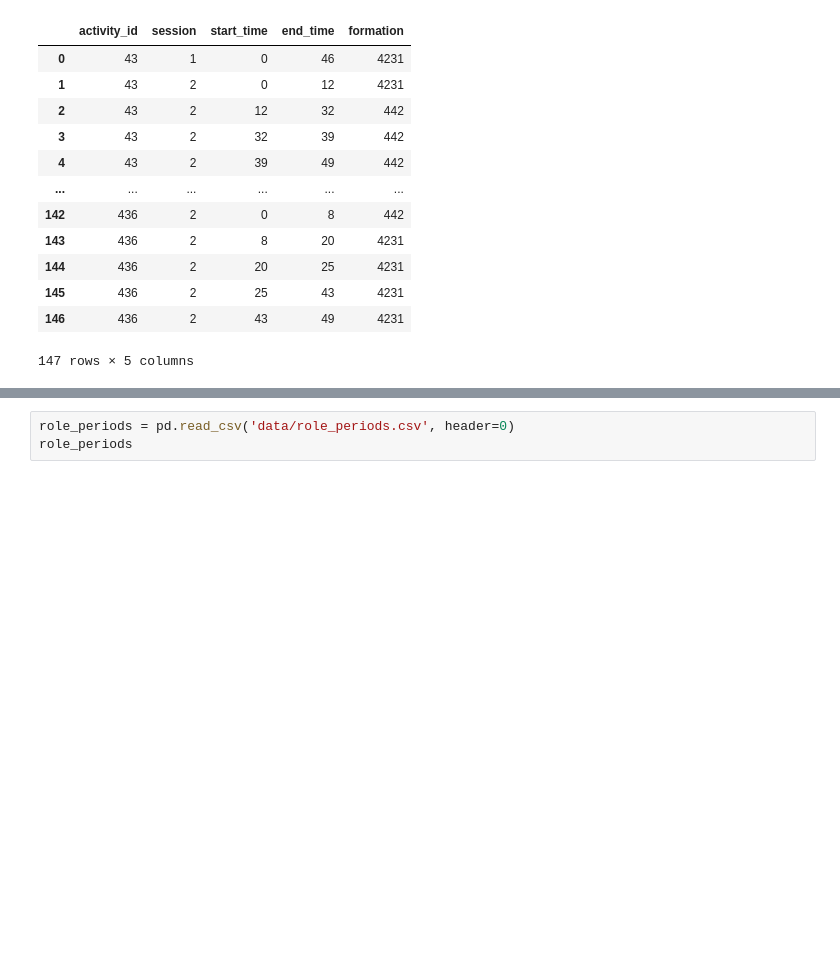
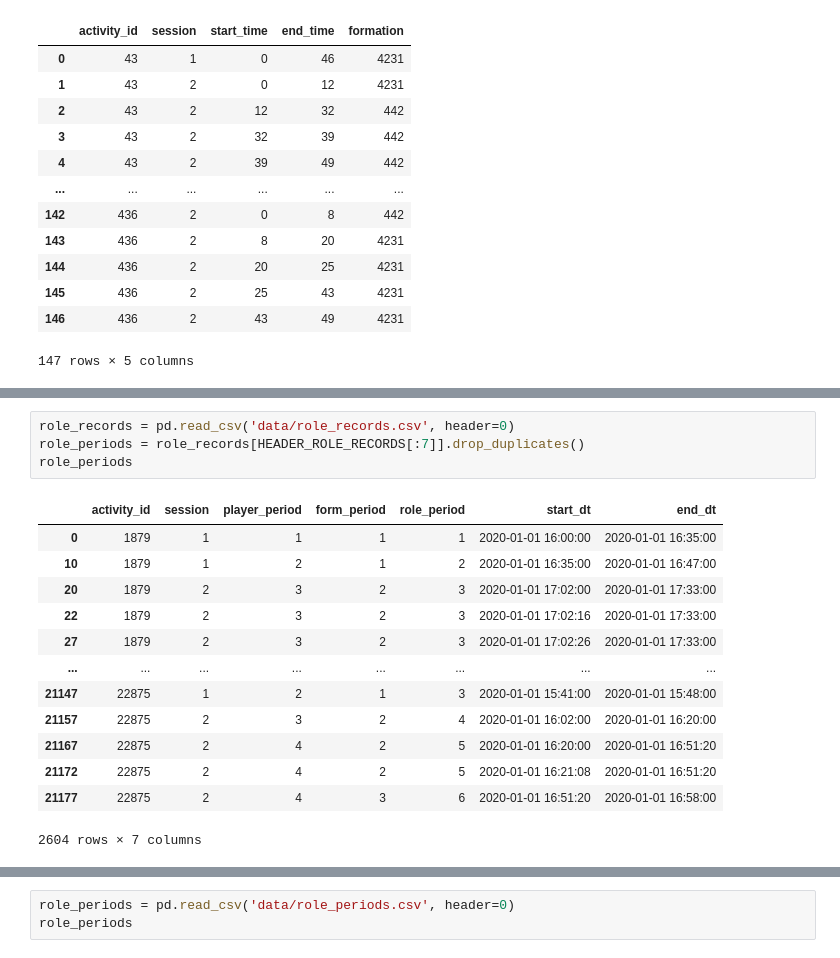
Before and after one commit to pientist/soccercpd, a Jupyter notebook: src/3_model_evaluation.ipynb, the cells around one changed output, grey strips where cells are left out. Saved outputs shown, nothing was run; the diff lists cells and outputs as text; blank space fills up the shorter version.

```diff
--- a/src/3_model_evaluation.ipynb
+++ b/src/3_model_evaluation.ipynb
@@ -43 +68,19 @@ Format the formation and change-point labels predicted by SoccerCPD for comparis
+# %%
+role_records = pd.read_csv('data/role_records.csv', header=0)
+role_periods = role_records[HEADER_ROLE_RECORDS[:7]].drop_duplicates()
+role_periods
+# %% [output]
+|  | activity_id | session | player_period | form_period | role_period | start_dt | end_dt |
+| 0 | 1879 | 1 | 1 | 1 | 1 | 2020-01-01 16:00:00 | 2020-01-01 16:35:00 |
+| 10 | 1879 | 1 | 2 | 1 | 2 | 2020-01-01 16:35:00 | 2020-01-01 16:47:00 |
+| 20 | 1879 | 2 | 3 | 2 | 3 | 2020-01-01 17:02:00 | 2020-01-01 17:33:00 |
+| 22 | 1879 | 2 | 3 | 2 | 3 | 2020-01-01 17:02:16 | 2020-01-01 17:33:00 |
+| 27 | 1879 | 2 | 3 | 2 | 3 | 2020-01-01 17:02:26 | 2020-01-01 17:33:00 |
+| ... | ... | ... | ... | ... | ... | ... | ... |
+| 21147 | 22875 | 1 | 2 | 1 | 3 | 2020-01-01 15:41:00 | 2020-01-01 15:48:00 |
+| 21157 | 22875 | 2 | 3 | 2 | 4 | 2020-01-01 16:02:00 | 2020-01-01 16:20:00 |
+| 21167 | 22875 | 2 | 4 | 2 | 5 | 2020-01-01 16:20:00 | 2020-01-01 16:51:20 |
+| 21172 | 22875 | 2 | 4 | 2 | 5 | 2020-01-01 16:21:08 | 2020-01-01 16:51:20 |
+| 21177 | 22875 | 2 | 4 | 3 | 6 | 2020-01-01 16:51:20 | 2020-01-01 16:58:00 |
+2604 rows × 7 columns
 # %%
```
Also changed, not shown: parts of 5 cells of this notebook, 6 other files.
